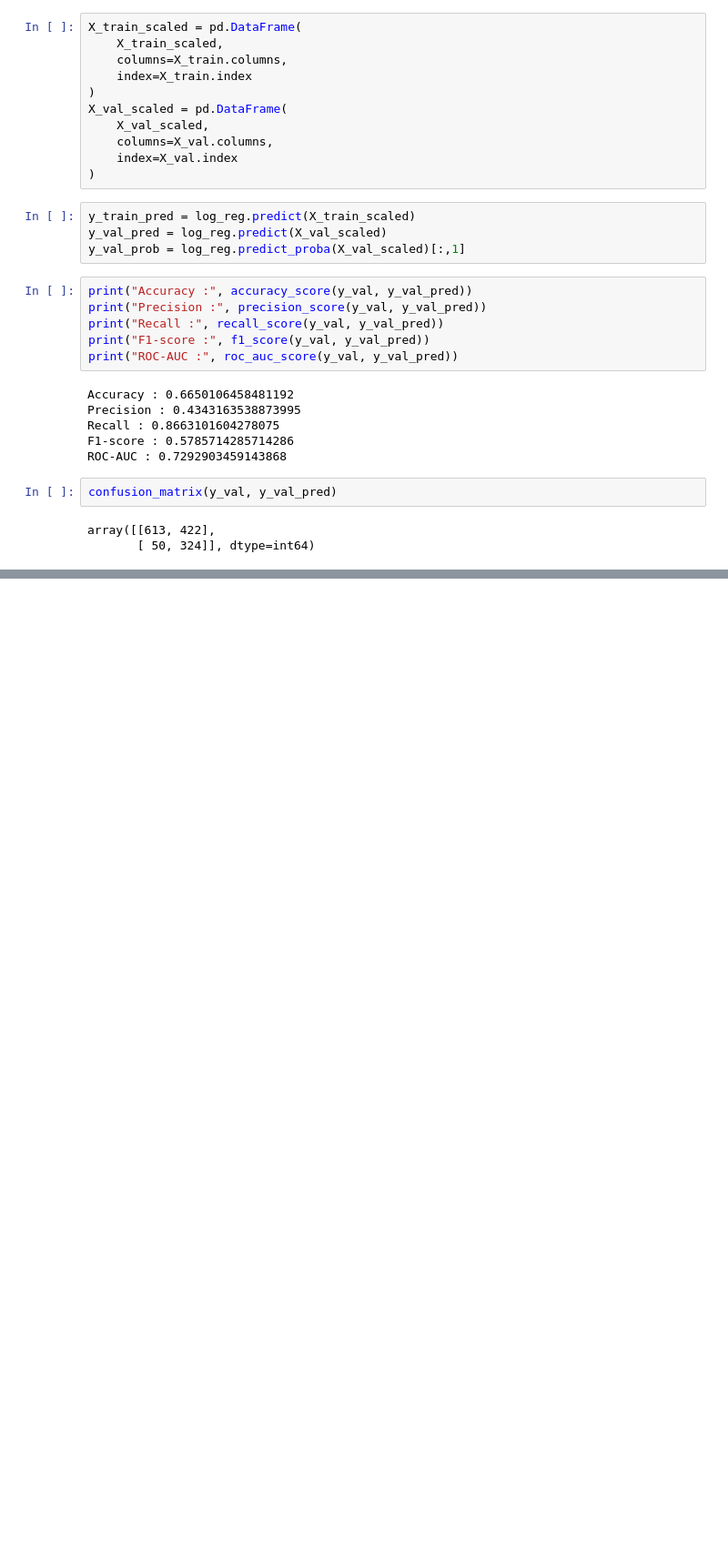
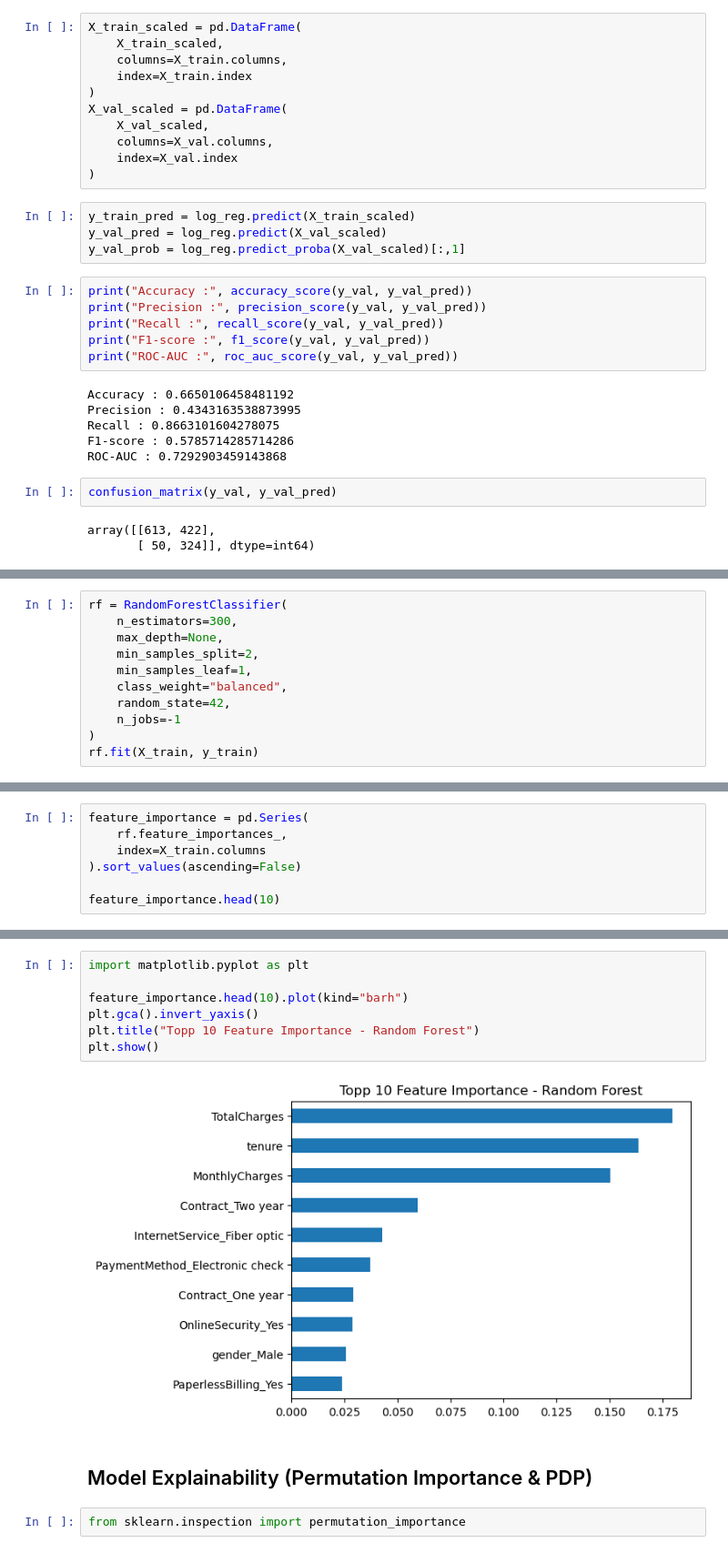
Before and after one commit to Sumit-1212-hue/churn_prediction, a Jupyter notebook: notebooks/03_modelling.ipynb, the cells around one changed output, grey strips where cells are left out. Shown at 91% size. Drawn from its saved outputs; the diff is of its cells as text; blank space fills up the shorter version.

```diff
--- a/notebooks/03_modelling.ipynb
+++ b/notebooks/03_modelling.ipynb
@@ -72,0 +90,11 @@ print
+# %%
+rf = RandomForestClassifier(
+    n_estimators=300,
+    max_depth=None,
+    min_samples_split=2,
+    min_samples_leaf=1,
+    class_weight="balanced",
+    random_state=42,
+    n_jobs=-1
+)
+rf.fit(X_train, y_train)
@@ -72,0 +169,7 @@ print
+# %%
+feature_importance = pd.Series(
+    rf.feature_importances_,
+    index=X_train.columns
+).sort_values(ascending=False)
+
+feature_importance.head(10)
@@ -72,0 +188,13 @@ print
+# %%
+import matplotlib.pyplot as plt
+
+feature_importance.head(10).plot(kind="barh")
+plt.gca().invert_yaxis()
+plt.title("Topp 10 Feature Importance - Random Forest")
+plt.show()
+# %% [output]
+[figure, added]
+# %% [markdown]
+## Model Explainability (Permutation Importance & PDP)
+# %%
+from sklearn.inspection import permutation_importance
```
Also changed, not shown: parts of 17 cells of this notebook, 2 other files.
